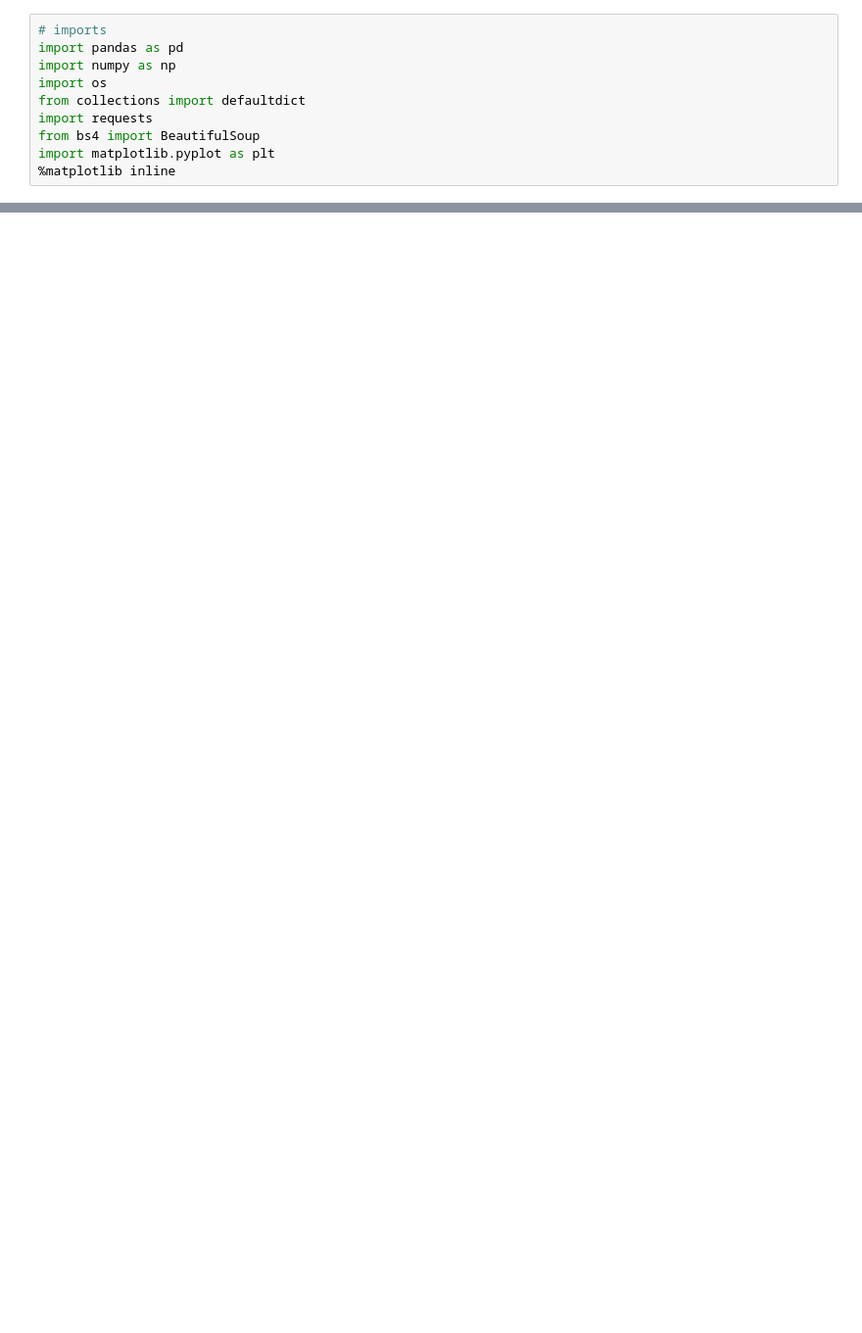
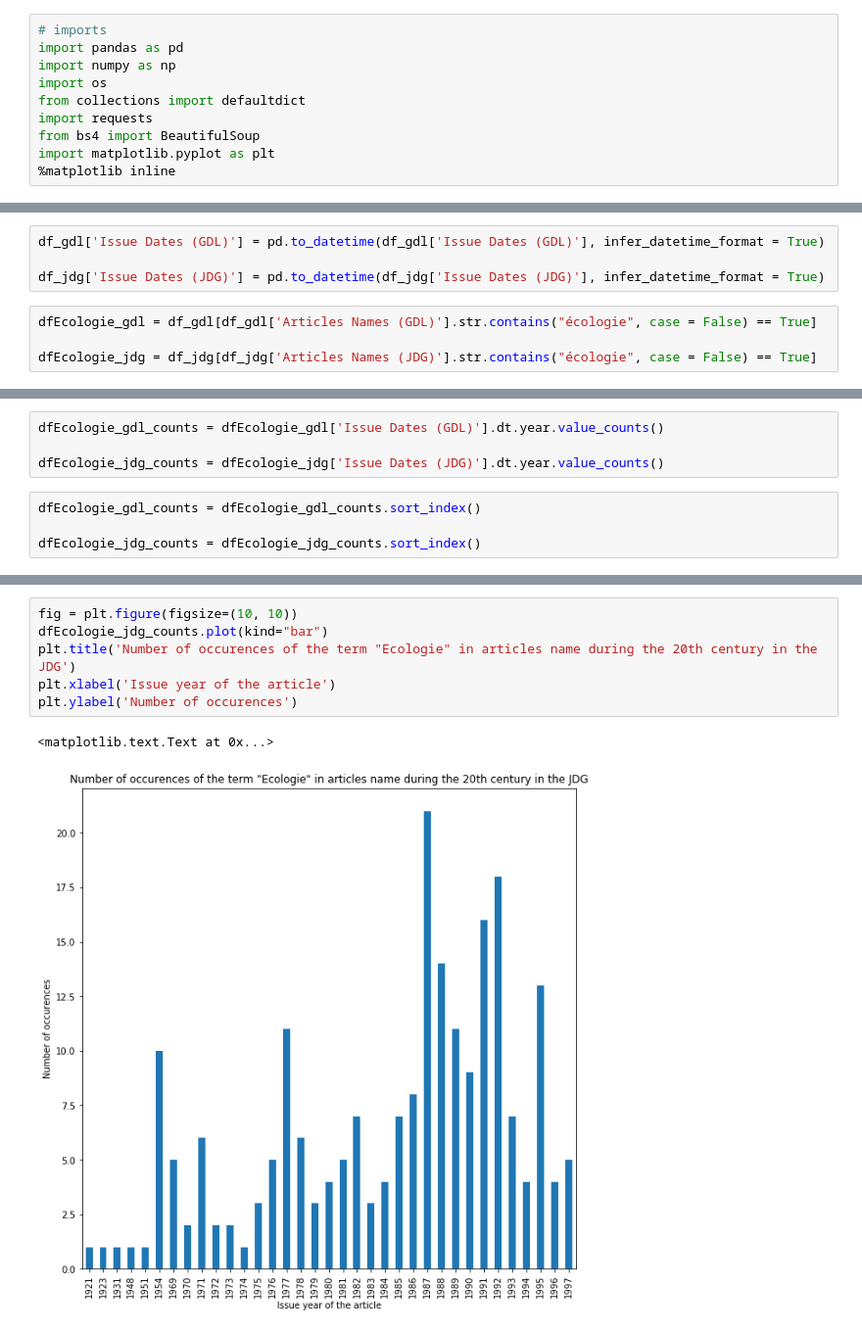
Before and after one commit to Hilefebvre/AppliedDataAnalysis, a Jupyter notebook: project/project.ipynb, the cells around one changed output, grey strips where cells are left out. Shown at 98% size. Drawn from its saved outputs; the diff is of its cells as text; blank space fills up the shorter version.

```diff
--- a/project/project.ipynb
+++ b/project/project.ipynb
@@ -135,0 +147,8 @@ plt.ylabel('Number of occurences')
+# %%
+df_gdl['Issue Dates (GDL)'] = pd.to_datetime(df_gdl['Issue Dates (GDL)'], infer_datetime_format = True)
+
+df_jdg['Issue Dates (JDG)'] = pd.to_datetime(df_jdg['Issue Dates (JDG)'], infer_datetime_format = True)
+# %%
+dfEcologie_gdl = df_gdl[df_gdl['Articles Names (GDL)'].str.contains("écologie", case = False) == True]
+
+dfEcologie_jdg = df_jdg[df_jdg['Articles Names (JDG)'].str.contains("écologie", case = False) == True]
@@ -135,0 +173,8 @@ plt.ylabel('Number of occurences')
+# %%
+dfEcologie_gdl_counts = dfEcologie_gdl['Issue Dates (GDL)'].dt.year.value_counts()
+
+dfEcologie_jdg_counts = dfEcologie_jdg['Issue Dates (JDG)'].dt.year.value_counts()
+# %%
+dfEcologie_gdl_counts = dfEcologie_gdl_counts.sort_index()
+
+dfEcologie_jdg_counts = dfEcologie_jdg_counts.sort_index()
@@ -135,0 +190,9 @@ plt.ylabel('Number of occurences')
+# %%
+fig = plt.figure(figsize=(10, 10))
+dfEcologie_jdg_counts.plot(kind="bar")
+plt.title('Number of occurences of the term "Ecologie" in articles name during the 20th century in the JDG')
+plt.xlabel('Issue year of the article')
+plt.ylabel('Number of occurences')
+# %% [output]
+<matplotlib.text.Text at 0x...>
+[figure, added]
```
Also changed, not shown: parts of 44 cells of this notebook.
